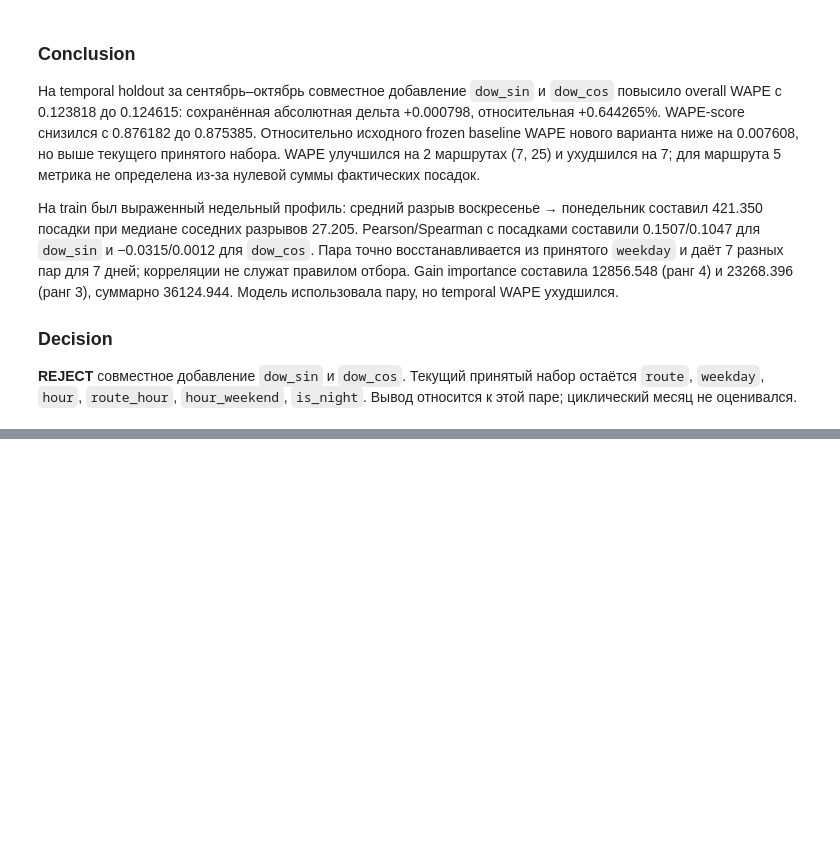
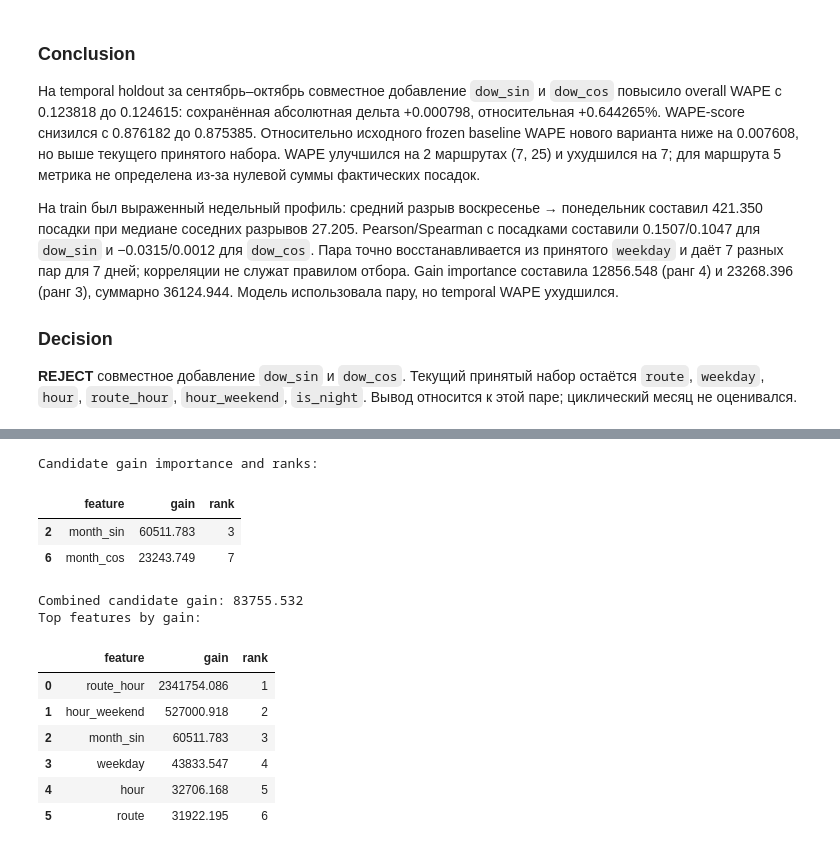
Before and after one commit to rapogahu/MT-Hackathon-2026, a Jupyter notebook: ml/notebooks/feature_engineering.ipynb, the cells around one changed output, grey strips where cells are left out. Drawn from its saved outputs; the diff is of its cells as text; code cells hidden in the pictures; blank space fills up the shorter version.

```diff
--- a/ml/notebooks/feature_engineering.ipynb
+++ b/ml/notebooks/feature_engineering.ipynb
@@ -2484,0 +2644,34 @@ Validation WAPE by route:
+# %%
+candidate_model = month_cycle_models["current_accepted_plus_month_cycle"]
+gain_importance = pd.DataFrame({
+    "feature": candidate_model.booster_.feature_name(),
+    "gain": candidate_model.booster_.feature_importance(importance_type="gain"),
+})
+gain_importance["rank"] = gain_importance["gain"].rank(
+    method="min", ascending=False
+).astype(int)
+gain_importance = gain_importance.sort_values(
+    ["gain", "feature"], ascending=[False, True]
+).reset_index(drop=True)
+cycle_gain = gain_importance.loc[
+    gain_importance["feature"].isin(("month_sin", "month_cos"))
+]
+print("Candidate gain importance and ranks:")
+display(cycle_gain.round(3))
+print("Combined candidate gain:", round(cycle_gain["gain"].sum(), 3))
+print("Top features by gain:")
+display(gain_importance.head(6).round(3))
+# %% [output]
+Candidate gain importance and ranks:
+|  | feature | gain | rank |
+| 2 | month_sin | 60511.783 | 3 |
+| 6 | month_cos | 23243.749 | 7 |
+Combined candidate gain: 83755.532
+Top features by gain:
+|  | feature | gain | rank |
+| 0 | route_hour | 2341754.086 | 1 |
+| 1 | hour_weekend | 527000.918 | 2 |
+| 2 | month_sin | 60511.783 | 3 |
+| 3 | weekday | 43833.547 | 4 |
+| 4 | hour | 32706.168 | 5 |
+| 5 | route | 31922.195 | 6 |
```
Also changed, not shown: parts of 12 cells of this notebook, 1 other file.
